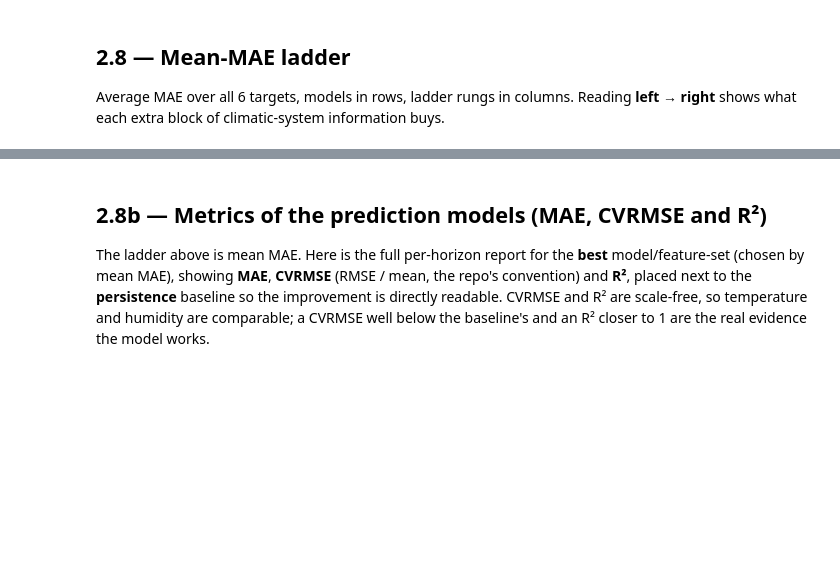
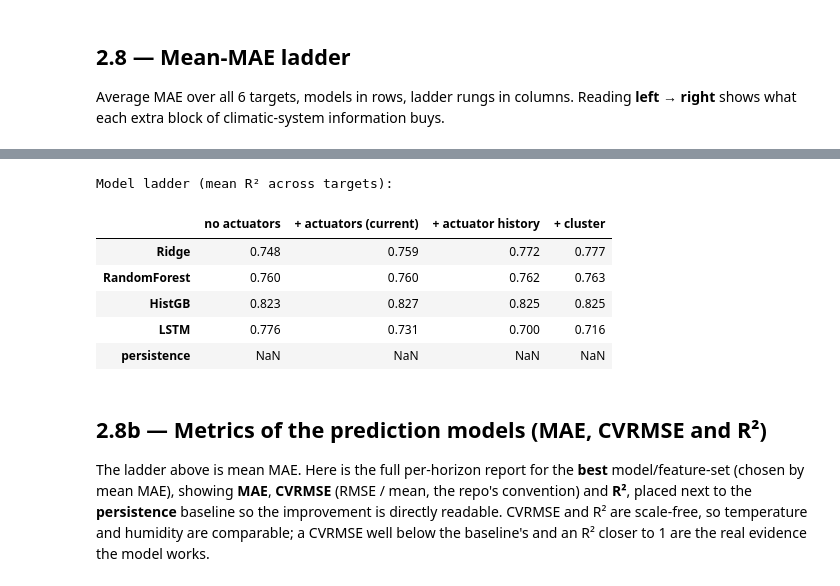
Before and after one commit to yuye188/Osiris-Greenhouse-UMU, a Jupyter notebook: 02. prediction models.ipynb, the cells around one changed output, grey strips where cells are left out. Drawn from its saved outputs; the diff is of its cells as text; code cells hidden in the pictures; blank space fills up the shorter version.

```diff
--- a/02. prediction models.ipynb
+++ b/02. prediction models.ipynb
@@ -284,3 +300,19 @@ ladder.round(3)
+# %%
+print("Model ladder (mean R² across targets):")
+ladder = pd.DataFrame(
+    {fs: {m: results[(m, fs)]["R2"].mean() for m in ["Ridge","RandomForest","HistGB","LSTM"]}
+     for fs in feature_sets})
+ladder.loc["persistence"] = np.nan
+ladder = ladder[list(feature_sets)]
+ladder.round(3)
+# %% [output]
+Model ladder (mean R² across targets):
+|  | no actuators | + actuators (current) | + actuator history | + cluster |
+| Ridge | 0.748 | 0.759 | 0.772 | 0.777 |
+| RandomForest | 0.760 | 0.760 | 0.762 | 0.763 |
+| HistGB | 0.823 | 0.827 | 0.825 | 0.825 |
+| LSTM | 0.776 | 0.731 | 0.700 | 0.716 |
+| persistence | NaN | NaN | NaN | NaN |
 # %% [markdown]
 ## 2.8b — Metrics of the prediction models (MAE, CVRMSE **and R²**)
 
```
Also changed, not shown: parts of 5 cells of this notebook, 46 other files.
